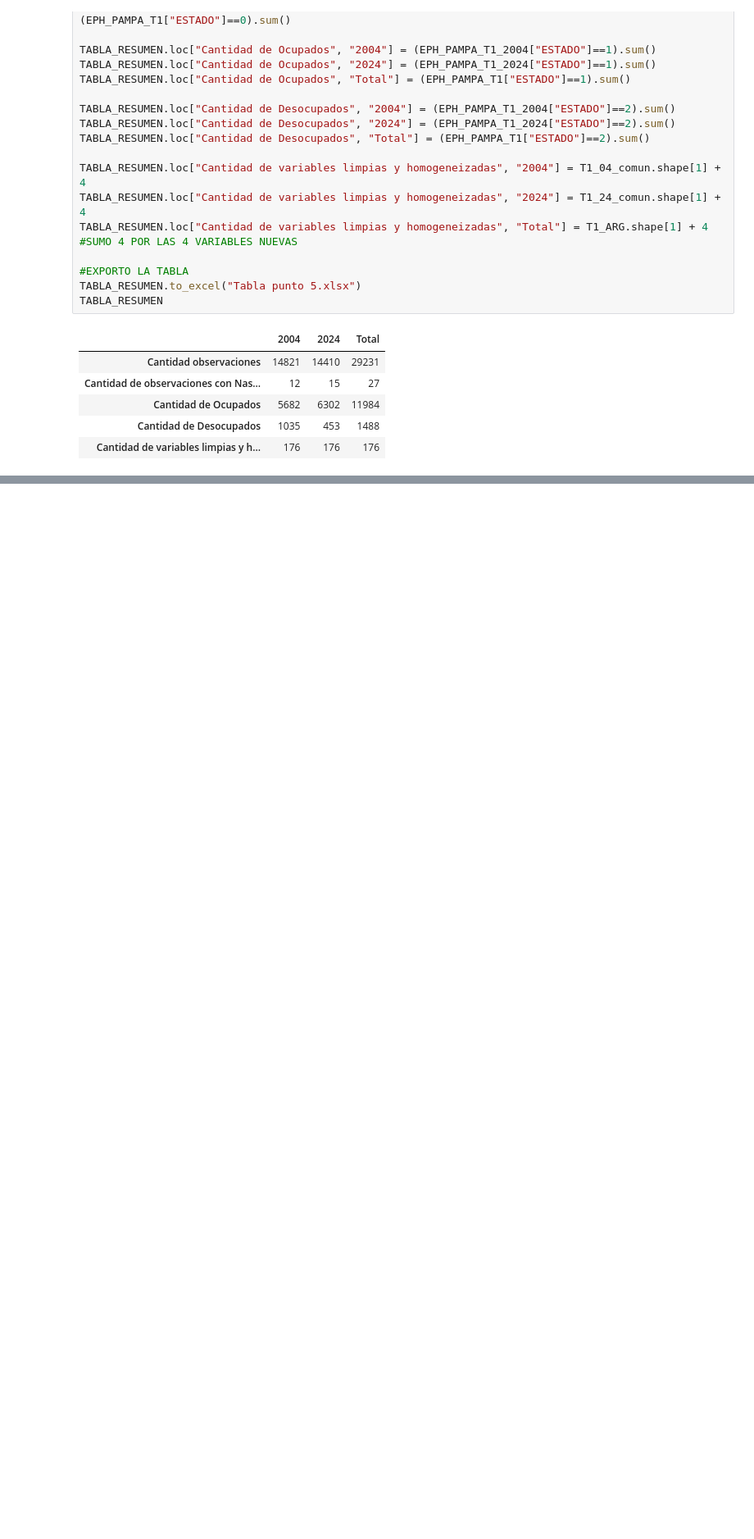
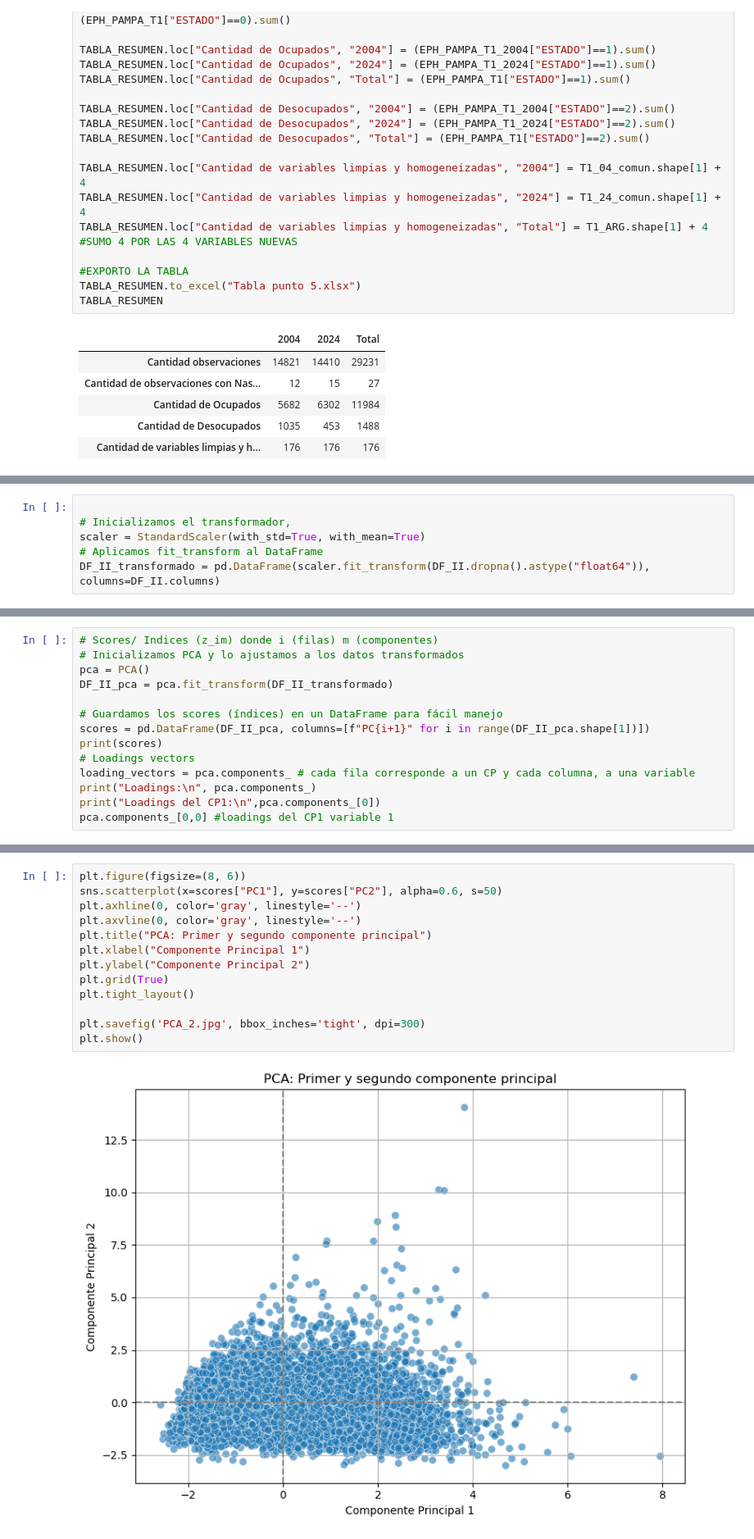
Before and after one commit to PabloPopov/BigDataUBA-Grupo5, a Jupyter notebook: TPs/TP 3/Big_Data_TP3_Grupo5.ipynb, the cells around one changed output, grey strips where cells are left out. Shown at 82% size. Cells and saved outputs as stored; diff of their text form; blank space fills up the shorter version.

```diff
--- a/TPs/TP 3/Big_Data_TP3_Grupo5.ipynb
+++ b/TPs/TP 3/Big_Data_TP3_Grupo5.ipynb
@@ -961,0 +1038,6 @@ TABLA_RESUMEN
+# %%
+
+# Inicializamos el transformador,
+scaler = StandardScaler(with_std=True, with_mean=True)
+# Aplicamos fit_transform al DataFrame
+DF_II_transformado = pd.DataFrame(scaler.fit_transform(DF_II.dropna().astype("float64")), columns=DF_II.columns)
@@ -961,0 +1048,14 @@ TABLA_RESUMEN
+# %%
+# Scores/ Indices (z_im) donde i (filas) m (componentes)
+# Inicializamos PCA y lo ajustamos a los datos transformados
+pca = PCA()
+DF_II_pca = pca.fit_transform(DF_II_transformado)
+
+# Guardamos los scores (índices) en un DataFrame para fácil manejo
+scores = pd.DataFrame(DF_II_pca, columns=[f"PC{i+1}" for i in range(DF_II_pca.shape[1])])
+print(scores)
+# Loadings vectors
+loading_vectors = pca.components_ # cada fila corresponde a un CP y cada columna, a una variable
+print("Loadings:\n", pca.components_)
+print("Loadings del CP1:\n",pca.components_[0])
+pca.components_[0,0] #loadings del CP1 variable 1
@@ -961,0 +1081,15 @@ TABLA_RESUMEN
+# %%
+plt.figure(figsize=(8, 6))
+sns.scatterplot(x=scores["PC1"], y=scores["PC2"], alpha=0.6, s=50)
+plt.axhline(0, color='gray', linestyle='--')
+plt.axvline(0, color='gray', linestyle='--')
+plt.title("PCA: Primer y segundo componente principal")
+plt.xlabel("Componente Principal 1")
+plt.ylabel("Componente Principal 2")
+plt.grid(True)
+plt.tight_layout()
+
+plt.savefig('PCA_2.jpg', bbox_inches='tight', dpi=300)
+plt.show()
+# %% [output]
+[figure, added]
```
Also changed, not shown: parts of 12 cells of this notebook.
